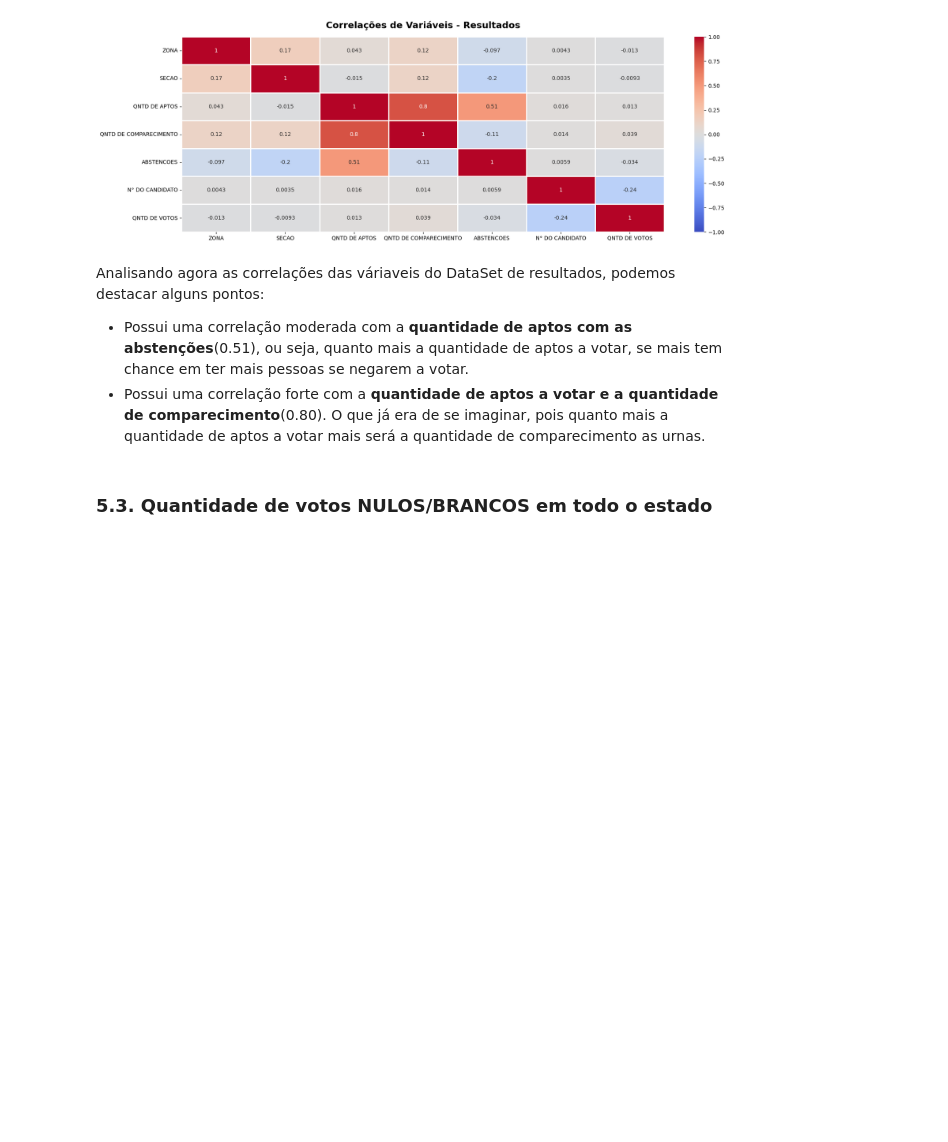
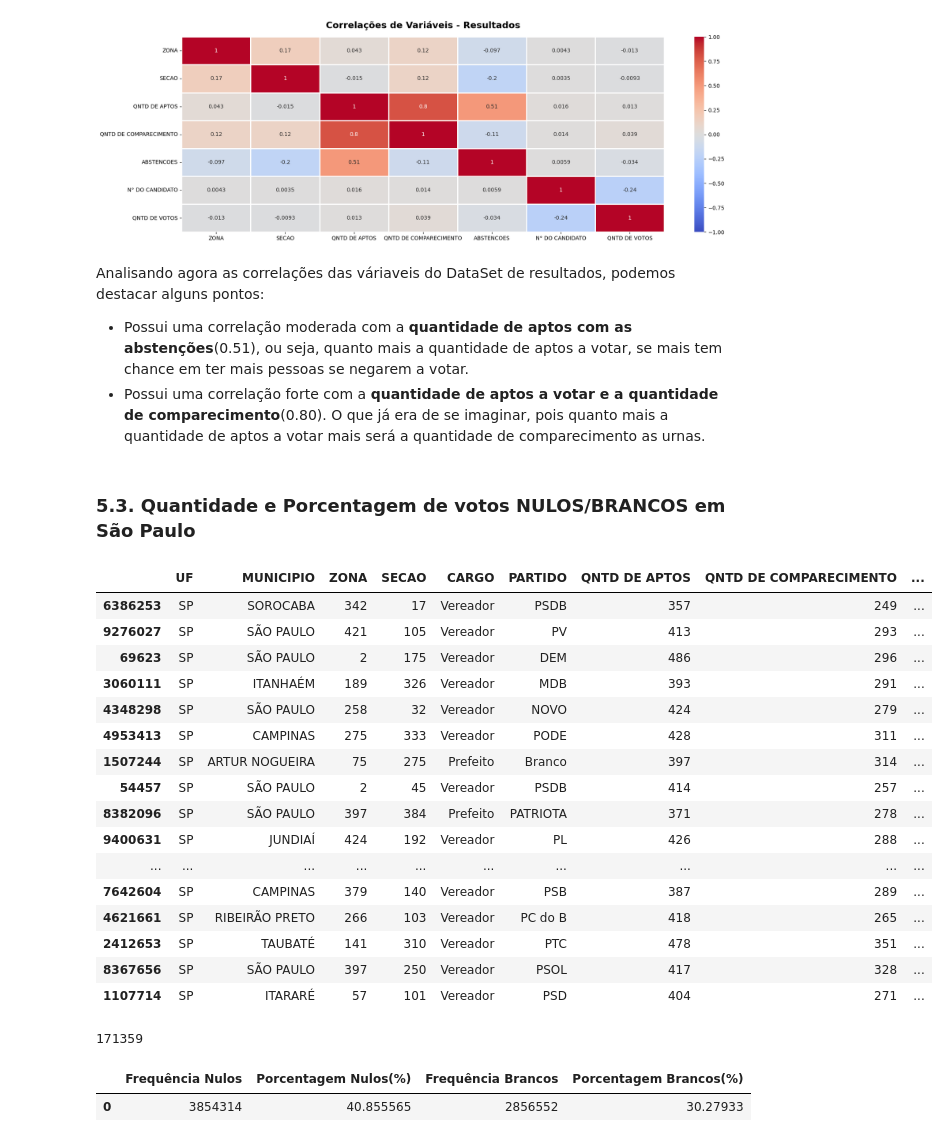
Before and after one commit to gideoni-santos/desafio-RenovaBR, a Jupyter notebook: relatorio.ipynb, the cells around one changed output. Cells and saved outputs as stored; diff of their text form; code cells hidden in the pictures; blank space fills up the shorter version.

```diff
--- a/relatorio.ipynb
+++ b/relatorio.ipynb
@@ -915,4 +915,54 @@ Analisando agora as correlações das váriaveis do DataSet de resultados, podem
 - Possui uma correlação moderada com a **quantidade de aptos com as abstenções**(0.51), ou seja, quanto mais a quantidade de aptos a votar, se mais tem chance em ter mais pessoas se negarem a votar.
 - Possui uma correlação forte com a **quantidade de aptos a votar e a quantidade de comparecimento**(0.80). O que já era de se imaginar, pois quanto mais a quantidade de aptos a votar mais será a quantidade de comparecimento as urnas.
 # %% [markdown]
-### **5.3. Quantidade de votos NULOS/BRANCOS em todo o estado**
+### **5.3. Quantidade e Porcentagem de votos NULOS/BRANCOS em São Paulo**
+# %%
+resultados_clean.sample(40)
+# %% [output]
+|  | UF | MUNICIPIO | ZONA | SECAO | CARGO | PARTIDO | QNTD DE APTOS | QNTD DE COMPARECIMENTO | ... |
+| 6386253 | SP | SOROCABA | 342 | 17 | Vereador | PSDB | 357 | 249 | ... |
+| 9276027 | SP | SÃO PAULO | 421 | 105 | Vereador | PV | 413 | 293 | ... |
+| 69623 | SP | SÃO PAULO | 2 | 175 | Vereador | DEM | 486 | 296 | ... |
+| 3060111 | SP | ITANHAÉM | 189 | 326 | Vereador | MDB | 393 | 291 | ... |
+| 4348298 | SP | SÃO PAULO | 258 | 32 | Vereador | NOVO | 424 | 279 | ... |
+| 4953413 | SP | CAMPINAS | 275 | 333 | Vereador | PODE | 428 | 311 | ... |
+| 1507244 | SP | ARTUR NOGUEIRA | 75 | 275 | Prefeito | Branco | 397 | 314 | ... |
+| 54457 | SP | SÃO PAULO | 2 | 45 | Vereador | PSDB | 414 | 257 | ... |
+| 8382096 | SP | SÃO PAULO | 397 | 384 | Prefeito | PATRIOTA | 371 | 278 | ... |
+| 9400631 | SP | JUNDIAÍ | 424 | 192 | Vereador | PL | 426 | 288 | ... |
+| ... | ... | ... | ... | ... | ... | ... | ... | ... | ... |
+| 7642604 | SP | CAMPINAS | 379 | 140 | Vereador | PSB | 387 | 289 | ... |
+| 4621661 | SP | RIBEIRÃO PRETO | 266 | 103 | Vereador | PC do B | 418 | 265 | ... |
+| 2412653 | SP | TAUBATÉ | 141 | 310 | Vereador | PTC | 478 | 351 | ... |
+| 8367656 | SP | SÃO PAULO | 397 | 250 | Vereador | PSOL | 417 | 328 | ... |
+| 1107714 | SP | ITARARÉ | 57 | 101 | Vereador | PSD | 404 | 271 | ... |
+# %%
+resultados_clean[resultados_clean['CANDIDATO'] == 'Nulo']['QNTD DE COMPARECIMENTO'].value_counts().sum()
+# %% [output]
+171359
+# %%
+#Somando a quantidade de votos que se obteve os Nulos e Brancos
+soma_votos_nulos = resultados_clean[resultados_clean['CANDIDATO'] == 'Nulo']['QNTD DE VOTOS'].sum()
+soma_votos_brancos = resultados_clean[resultados_clean['CANDIDATO'] == 'Branco']['QNTD DE VOTOS'].sum()
+
+# Calcular o total de linhas no DataFrame original
+total_linhas = len(resultados)
+
+#Realiza o calculo de porcentagem
+votos_nulos_porcentagem = (soma_votos_nulos / total_linhas) * 100
+votos_brancos_porcentagem = (soma_votos_brancos / total_linhas) * 100
+
+#Cria um dicionario com o nome da coluna e os valores
+votos_nulos_brancos = [{
+    'Frequência Nulos': soma_votos_nulos,
+    'Porcentagem Nulos(%)': votos_nulos_porcentagem,
+    'Frequência Brancos': soma_votos_brancos,
+    'Porcentagem Brancos(%)': votos_brancos_porcentagem
+}]
+
+#transforma em dataframe
+df_votos_nulos_brancos = pd.DataFrame(votos_nulos_brancos)
+df_votos_nulos_brancos
+# %% [output]
+|  | Frequência Nulos | Porcentagem Nulos(%) | Frequência Brancos | Porcentagem Brancos(%) |
+| 0 | 3854314 | 40.855565 | 2856552 | 30.27933 |
```
Also changed, not shown: parts of 6 cells of this notebook.
